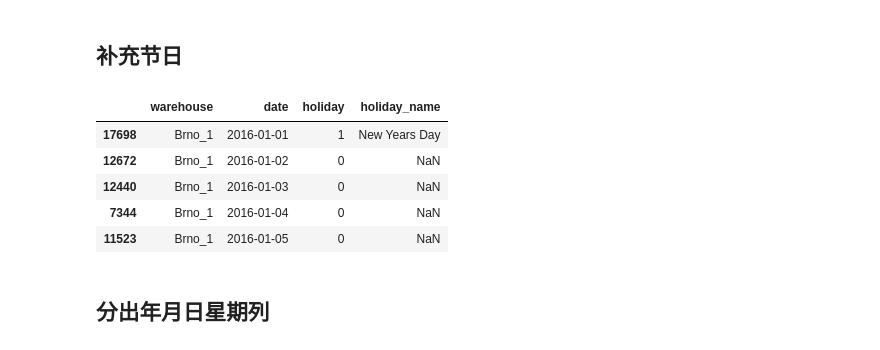
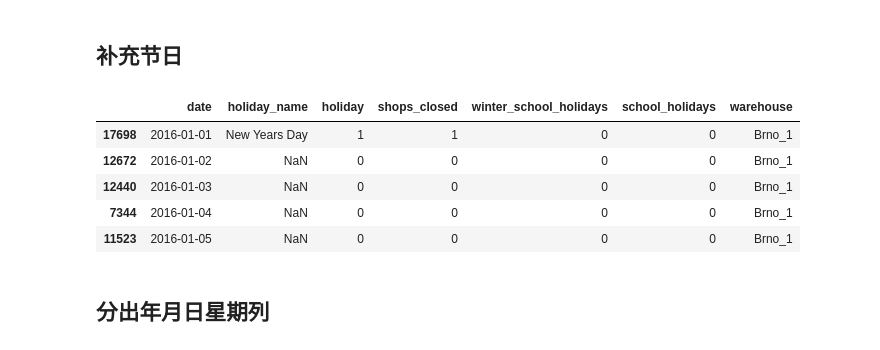
Before and after one commit to ningzhijiang/KaggleChallenge, a Jupyter notebook: dfCalender+v3.ipynb, the cells around one changed output. Saved outputs shown, nothing was run; the diff lists cells and outputs as text; code cells hidden in the pictures.

```diff
--- a/dfCalender+v3.ipynb
+++ b/dfCalender+v3.ipynb
@@ -50,81 +50,82 @@ print(calendar[(calendar["holiday"] == 1) & (pd.isna(calendar["holiday_name"]))]
 # Holidays get from https://www.holidays-info.com/
 # https://www.holidays-info.com/czech-republic/calendar/prague/2024/
 
-# 蒋宁致你记得看看我们需不需要：只留下需要的几列特征
-calendar = calendar[['warehouse', 'date', 'holiday', 'holiday_name']]
 
-czech_holiday = [  # Prague
-    (['03/31/2024', '04/09/2023', '04/17/2022', '04/04/2021', '04/12/2020', '03/27/2016', '04/16/2017', '04/01/2018', '04/21/2019'], 'Easter Day'),
-    (['04/01/2024', '04/10/2023', '04/18/2022', '04/05/2021', '04/13/2020', '03/28/2016', '04/17/2017', '04/02/2018', '04/22/2019'], 'Easter Monday'),
-    (['05/12/2024', '05/10/2020', '05/09/2021', '05/08/2022', '05/14/2023', '05/08/2016', '05/14/2017', '05/13/2018', '05/12/2019'], "Mother's Day"),
-    (['03/25/2016', '04/14/2017', '03/30/2018', '04/20/2019', '04/11/2020', '04/03/2021', '04/16/2022', '04/08/2023'], 'Good Friday'),
+czech_holidays = [  # Prague
+    (['03/31/2024', '04/09/2023', '04/17/2022', '04/04/2021', '04/12/2020','04/21/2019', '04/01/2018', '04/16/2017', '03/27/2016'], 'Easter Day'),
+    (['04/01/2024', '04/10/2023', '04/18/2022', '04/05/2021', '04/13/2020','04/22/2019', '04/02/2018', '04/17/2017', '03/28/2016'], 'Easter Monday'),
+    (['05/12/2024', '05/14/2023', '05/08/2022', '05/09/2021', '05/10/2020','05/12/2019', '05/13/2018', '05/14/2017', '05/08/2016'], "Mother's Day"),
+    (['03/30/2024', '04/08/2023', '04/16/2022', '04/03/2021', '04/11/2020','04/20/2019', '03/31/2018', '04/15/2017', '03/26/2016'], 'Holy Saturday'),
+    (['03/29/2024', '04/07/2023', '04/15/2022', '04/02/2021', '04/10/2020','04/19/2019', '03/30/2018', '04/14/2017', '03/25/2016'], 'Good Friday'),
 ]
 
-brno_holiday = [  # Brno
-    (['03/31/2024', '04/09/2023', '04/17/2022', '04/04/2021', '04/12/2020', '03/27/2016', '04/16/2017', '04/01/2018', '04/21/2019'], 'Easter Day'),
-    (['04/01/2024', '04/10/2023', '04/18/2022', '04/05/2021', '04/13/2020', '03/28/2016', '04/17/2017', '04/02/2018', '04/22/2019'], 'Easter Monday'),
-    (['05/12/2024', '05/10/2020', '05/09/2021', '05/08/2022', '05/14/2023', '05/08/2016', '05/14/2017', '05/13/2018', '05/12/2019'], "Mother's Day"),
-    (['03/25/2016', '04/14/2017', '03/30/2018', '04/20/2019', '04/11/2020', '04/03/2021', '04/16/2022', '04/08/2023'], 'Good Friday'),
+
+brno_holidays = [  # Brno
+    (['03/31/2024', '04/09/2023', '04/17/2022', '04/04/2021', '04/12/2020','04/21/2019', '04/01/2018', '04/16/2017', '03/27/2016'], 'Easter Day'),
+    (['04/01/2024', '04/10/2023', '04/18/2022', '04/05/2021', '04/13/2020','04/22/2019', '04/02/2018', '04/17/2017', '03/28/2016'], 'Easter Monday'),
+    (['05/12/2024', '05/14/2023', '05/08/2022', '05/09/2021', '05/10/2020','05/12/2019', '05/13/2018', '05/14/2017', '05/08/2016'], "Mother's Day"),
+    (['03/30/2024', '04/08/2023', '04/16/2022', '04/03/2021', '04/11/2020','04/20/2019', '03/31/2018', '04/15/2017', '03/26/2016'], 'Holy Saturday'),
+    (['03/29/2024', '04/07/2023', '04/15/2022', '04/02/2021', '04/10/2020','04/19/2019', '03/30/2018', '04/14/2017', '03/25/2016'], 'Good Friday'),
 ]
 
 budapest_holidays = [  # Budapest
-    (['03/31/2024', '04/09/2023', '04/17/2022', '04/04/2021', '04/12/2020', '03/27/2016', '04/16/2017', '04/01/2018', '04/21/2019'], 'Easter Day'),
-    (['04/01/2024', '04/10/2023', '04/18/2022', '04/05/2021', '04/13/2020', '03/28/2016', '04/17/2017', '04/02/2018', '04/22/2019'], 'Easter Monday'),
-    (['05/12/2024', '05/10/2020', '05/09/2021', '05/08/2022', '05/14/2023', '05/08/2016', '05/14/2017', '05/13/2018', '05/12/2019'], "Mother's Day"),
-    (['03/25/2016', '04/14/2017', '03/30/2018', '04/20/2019', '04/11/2020', '04/03/2021', '04/17/2022', '04/08/2023'], 'Good Friday'),
+    (['03/31/2024', '04/09/2023', '04/17/2022', '04/04/2021', '04/12/2020','04/21/2019', '04/01/2018', '04/16/2017', '03/27/2016'], 'Easter Day'),
+    (['04/01/2024', '04/10/2023', '04/18/2022', '04/05/2021', '04/13/2020','04/22/2019', '04/02/2018', '04/17/2017', '03/28/2016'], 'Easter Monday'),
+    (['05/12/2024', '05/14/2023', '05/08/2022', '05/09/2021', '05/10/2020','05/12/2019', '05/13/2018', '05/14/2017', '05/08/2016'], "Mother's Day"),
+    (['03/30/2024', '04/08/2023', '04/16/2022', '04/03/2021', '04/11/2020','04/20/2019', '03/31/2018', '04/15/2017', '03/26/2016'], 'Holy Saturday'),
+    (['03/29/2024', '04/07/2023', '04/15/2022', '04/02/2021', '04/10/2020','04/19/2019', '03/30/2018', '04/14/2017', '03/25/2016'], 'Good Friday'),
 ]
 
 # Bavaria - Munich
 munich_holidays = [
-    (['03/30/2024', '04/08/2023', '04/16/2022', '04/03/2021', '03/26/2016', '04/15/2017', '03/31/2018', '04/20/2019'], 'Holy Saturday'),
-    (['05/12/2024', '05/14/2023', '05/08/2022', '05/09/2021', '05/08/2016', '05/14/2017', '05/13/2018', '05/12/2019'], "Mother's Day"),
-    (['03/25/2016', '04/14/2017', '03/30/2018', '04/20/2019', '04/11/2020', '04/03/2021', '04/16/2022', '04/08/2023'], 'Good Friday'),
-    (['03/27/2016', '04/16/2017', '04/01/2018', '04/21/2019', '04/12/2020', '04/04/2021', '04/17/2022', '04/09/2023'], 'Easter Sunday'),
-    (['03/28/2016', '04/17/2017', '04/02/2018', '04/22/2019', '04/13/2020', '04/05/2021', '04/18/2022', '04/10/2023'], 'Easter Monday'),
+   (['03/31/2024', '04/09/2023', '04/17/2022', '04/04/2021', '04/12/2020','04/21/2019', '04/01/2018', '04/16/2017', '03/27/2016'], 'Easter Day'),
+    (['04/01/2024', '04/10/2023', '04/18/2022', '04/05/2021', '04/13/2020','04/22/2019', '04/02/2018', '04/17/2017', '03/28/2016'], 'Easter Monday'),
+    (['05/12/2024', '05/14/2023', '05/08/2022', '05/09/2021', '05/10/2020','05/12/2019', '05/13/2018', '05/14/2017', '05/08/2016'], "Mother's Day"),
+    (['03/30/2024', '04/08/2023', '04/16/2022', '04/03/2021', '04/11/2020','04/20/2019', '03/31/2018', '04/15/2017', '03/26/2016'], 'Holy Saturday'),
+    (['03/29/2024', '04/07/2023', '04/15/2022', '04/02/2021', '04/10/2020','04/19/2019', '03/30/2018', '04/14/2017', '03/25/2016'], 'Good Friday'),
 ]
 
 # Hesse - Frankfurt
 frank_holidays = [
-    (['03/31/2024', '04/09/2023', '04/17/2022', '04/04/2021', '04/12/2020', '03/27/2016', '04/16/2017', '04/01/2018', '04/21/2019'], 'Easter Day'),
-    (['04/01/2024', '04/10/2023', '04/18/2022', '04/05/2021', '04/13/2020', '03/28/2016', '04/17/2017', '04/02/2018', '04/22/2019'], 'Easter Monday'),
-    (['03/30/2024', '04/08/2023', '04/16/2022', '04/03/2021', '03/26/2016', '04/15/2017', '03/31/2018', '04/20/2019'], 'Holy Saturday'),
-    (['05/12/2024', '05/14/2023', '05/08/2022', '05/09/2021', '05/08/2016', '05/14/2017', '05/13/2018', '05/12/2019'], "Mother's Day"),
-    (['03/25/2016', '04/14/2017', '03/30/2018', '04/20/2019', '04/11/2020', '04/03/2021', '04/16/2022', '04/08/2023'], 'Good Friday'),
-    (['03/27/2016', '04/16/2017', '04/01/2018', '04/21/2019', '04/12/2020', '04/04/2021', '04/17/2022', '04/09/2023'], 'Easter Sunday'),
+    (['03/31/2024', '04/09/2023', '04/17/2022', '04/04/2021', '04/12/2020','04/21/2019', '04/01/2018', '04/16/2017', '03/27/2016'], 'Easter Day'),
+    (['04/01/2024', '04/10/2023', '04/18/2022', '04/05/2021', '04/13/2020','04/22/2019', '04/02/2018', '04/17/2017', '03/28/2016'], 'Easter Monday'),
+    (['05/12/2024', '05/14/2023', '05/08/2022', '05/09/2021', '05/10/2020','05/12/2019', '05/13/2018', '05/14/2017', '05/08/2016'], "Mother's Day"),
+    (['03/30/2024', '04/08/2023', '04/16/2022', '04/03/2021', '04/11/2020','04/20/2019', '03/31/2018', '04/15/2017', '03/26/2016'], 'Holy Saturday'),
+    (['03/29/2024', '04/07/2023', '04/15/2022', '04/02/2021', '04/10/2020','04/19/2019', '03/30/2018', '04/14/2017', '03/25/2016'], 'Good Friday'),
 ]
 
 # df_fill function
 def fill_loss_holidays(df_fill, warehouses, holidays):
     df = df_fill.copy()
     for item in holidays:
         dates, holiday_name = item
         # 对日期进行格式化操作 12/29/2019 会变成 2019-12-29
         generated_dates = [datetime.strptime(date, '%m/%d/%Y').strftime('%Y-%m-%d') for date in dates]
         for generated_date in generated_dates:
             df.loc[(df['warehouse'].isin(warehouses)) & (df['date'] == generated_date), 'holiday'] = 1
             df.loc[(df['warehouse'].isin(warehouses)) & (df['date'] == generated_date), 'holiday_name'] = holiday_name
     return df
 
 # 给每家店添加节日
-calendar = fill_loss_holidays(df_fill=calendar, warehouses=['Prague_1', 'Prague_2', 'Prague_3'], holidays=czech_holiday)
-calendar = fill_loss_holidays(df_fill=calendar, warehouses=['Brno_1'], holidays=brno_holiday)
+calendar = fill_loss_holidays(df_fill=calendar, warehouses=['Prague_1', 'Prague_2', 'Prague_3'], holidays=czech_holidays)
+calendar = fill_loss_holidays(df_fill=calendar, warehouses=['Brno_1'], holidays=brno_holidays)
 calendar = fill_loss_holidays(df_fill=calendar, warehouses=['Munich_1'], holidays=munich_holidays)
 calendar = fill_loss_holidays(df_fill=calendar, warehouses=['Frankfurt_1'], holidays=frank_holidays)
 calendar = fill_loss_holidays(df_fill=calendar, warehouses=['Budapest_1'], holidays=budapest_holidays)
 
 # 把有假日名字但没标holiday的补上
 calendar.loc[calendar['holiday_name'].notna(), 'holiday'] = 1
 
 # 每家店按照日期排序
 calendar = calendar.sort_values(by=['warehouse', 'date'])
 calendar.head()
 # %% [output]
-|  | warehouse | date | holiday | holiday_name |
-| 17698 | Brno_1 | 2016-01-01 | 1 | New Years Day |
-| 12672 | Brno_1 | 2016-01-02 | 0 | NaN |
-| 12440 | Brno_1 | 2016-01-03 | 0 | NaN |
-| 7344 | Brno_1 | 2016-01-04 | 0 | NaN |
-| 11523 | Brno_1 | 2016-01-05 | 0 | NaN |
+|  | date | holiday_name | holiday | shops_closed | winter_school_holidays | school_holidays | warehouse |
+| 17698 | 2016-01-01 | New Years Day | 1 | 1 | 0 | 0 | Brno_1 |
+| 12672 | 2016-01-02 | NaN | 0 | 0 | 0 | 0 | Brno_1 |
+| 12440 | 2016-01-03 | NaN | 0 | 0 | 0 | 0 | Brno_1 |
+| 7344 | 2016-01-04 | NaN | 0 | 0 | 0 | 0 | Brno_1 |
+| 11523 | 2016-01-05 | NaN | 0 | 0 | 0 | 0 | Brno_1 |
 # %% [markdown]
 ## 分出年月日星期列
 # %%
```
Also changed, not shown: parts of 4 cells of this notebook.
